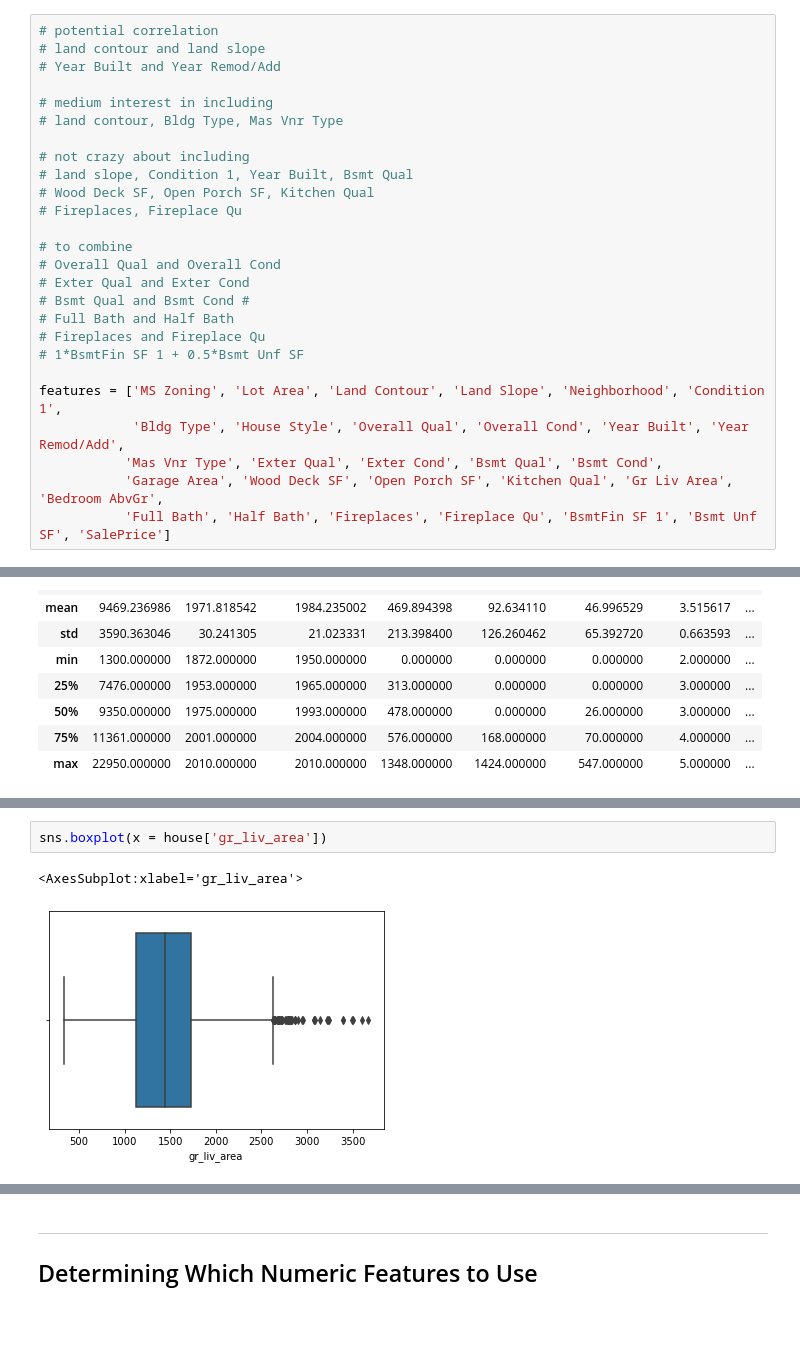
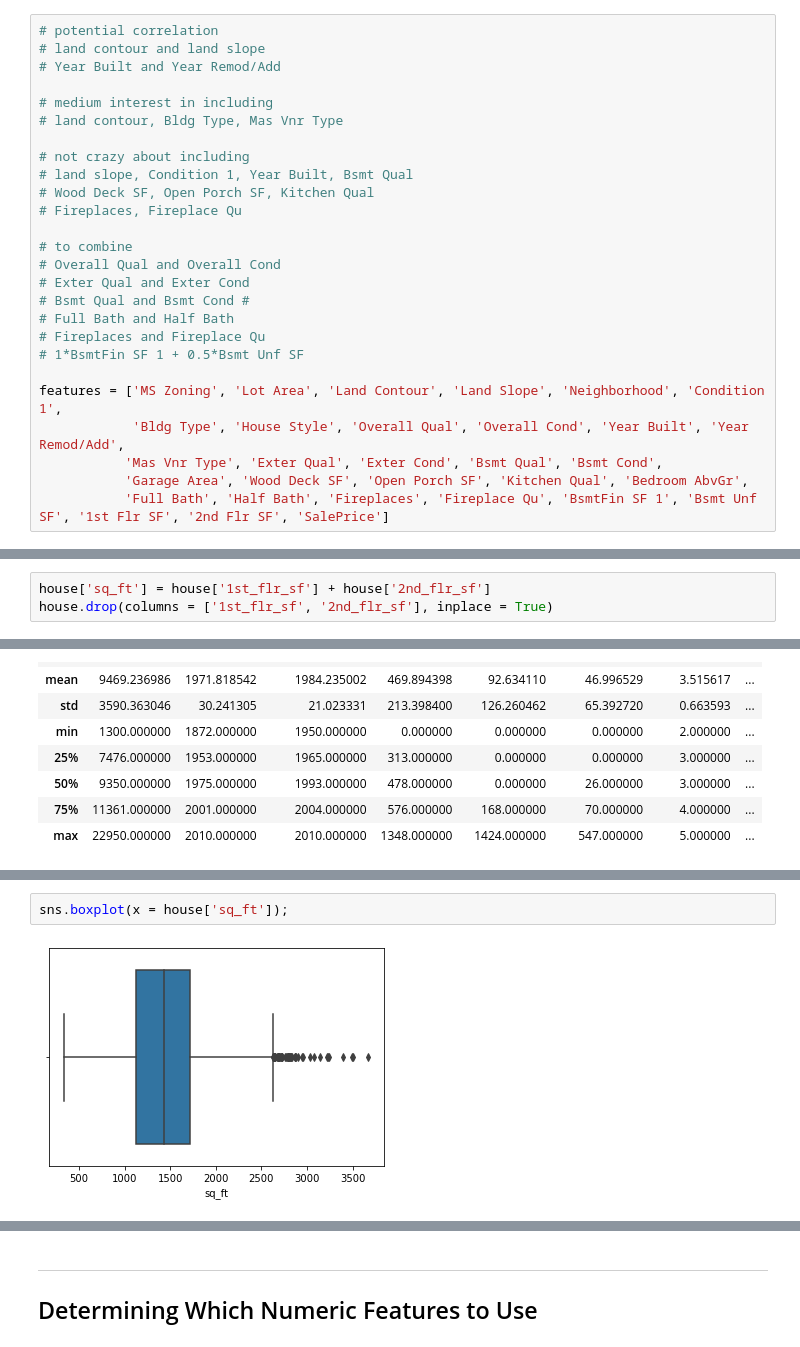
Before and after one commit to jguo052/Ames-Housing-Price-Regression, a Jupyter notebook: code/EDA.ipynb, the cells around one changed output, grey strips where cells are left out. Drawn from its saved outputs; the diff is of its cells as text; blank space fills up the shorter version.

Commit message:
Cleaned and used sq_ft instead of gr_liv_area`

```diff
--- a/code/EDA.ipynb
+++ b/code/EDA.ipynb
@@ -78,8 +78,8 @@ def vif_df(df):
 features = ['MS Zoning', 'Lot Area', 'Land Contour', 'Land Slope', 'Neighborhood', 'Condition 1',
             'Bldg Type', 'House Style', 'Overall Qual', 'Overall Cond', 'Year Built', 'Year Remod/Add',
            'Mas Vnr Type', 'Exter Qual', 'Exter Cond', 'Bsmt Qual', 'Bsmt Cond',
-           'Garage Area', 'Wood Deck SF', 'Open Porch SF', 'Kitchen Qual', 'Gr Liv Area', 'Bedroom AbvGr',
-           'Full Bath', 'Half Bath', 'Fireplaces', 'Fireplace Qu', 'BsmtFin SF 1', 'Bsmt Unf SF', 'SalePrice']
+           'Garage Area', 'Wood Deck SF', 'Open Porch SF', 'Kitchen Qual', 'Bedroom AbvGr',
+           'Full Bath', 'Half Bath', 'Fireplaces', 'Fireplace Qu', 'BsmtFin SF 1', 'Bsmt Unf SF', '1st Flr SF', '2nd Flr SF', 'SalePrice']
 # %%
 house = raw_housing[features].copy()
 house.head()
@@ -233,6 +233,9 @@ house.drop(columns = ['full_bath', 'half_bath'], inplace = True)
 # %%
 # convert descriptive rating to numerical
 qual_to_num('kitchen_qual')
+# %%
+house['sq_ft'] = house['1st_flr_sf'] + house['2nd_flr_sf']
+house.drop(columns = ['1st_flr_sf', '2nd_flr_sf'], inplace = True)
 # %%
 # consider squaring kitchen qual to match how other ratings are qual * cond
 # %% [markdown]
@@ -397,6 +373,5 @@ house['gr_liv_area'].plot.hist();
 # %%
-sns.boxplot(x = house['gr_liv_area'])
+sns.boxplot(x = house['sq_ft']);
 # %% [output]
-<AxesSubplot:xlabel='gr_liv_area'>
-[figure, old version]
+[figure, new version]
 # %%
```
Also changed, not shown: parts of 83 cells of this notebook, 2 other files.
